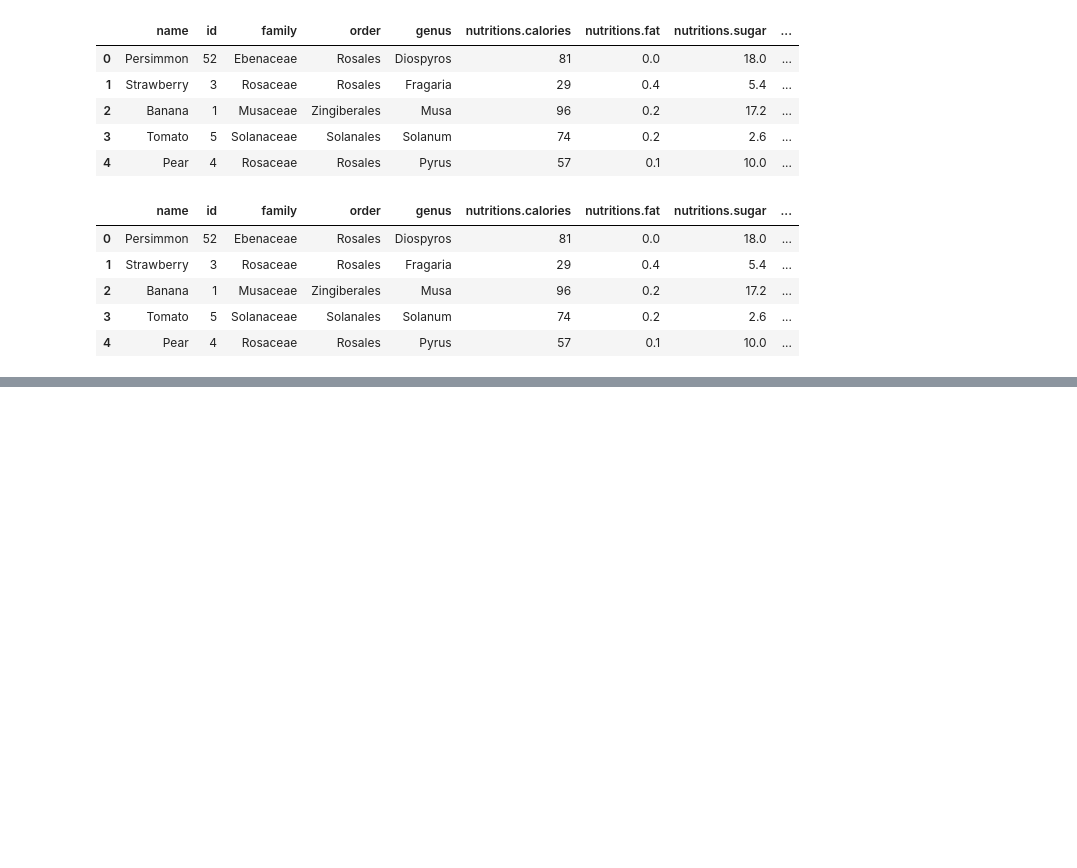
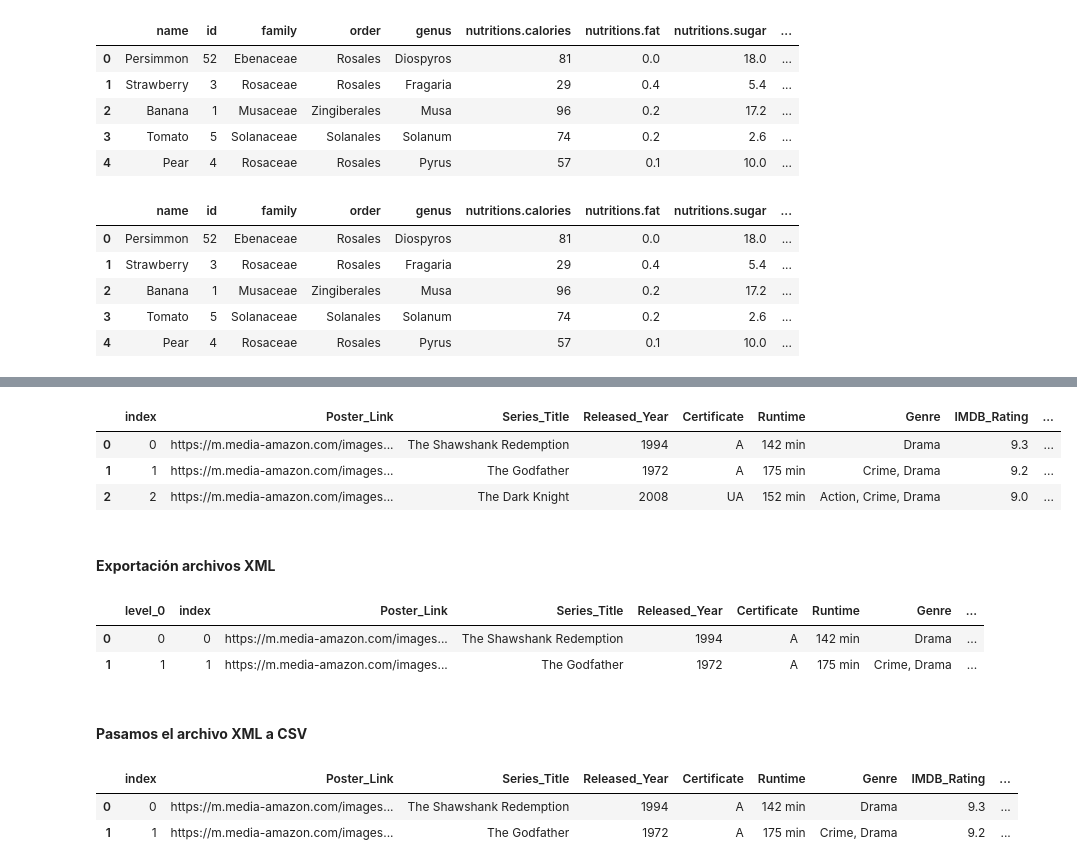
Before and after one commit to DanielRaiicHu/Pandas_Input_Output, a Jupyter notebook: Pandas_Input_Output.ipynb, the cells around one changed output, grey strips where cells are left out. Drawn from its saved outputs; the diff is of its cells as text; code cells hidden in the pictures; blank space fills up the shorter version.

```diff
--- a/Pandas_Input_Output.ipynb
+++ b/Pandas_Input_Output.ipynb
@@ -658,0 +790,11 @@ pd.read_json('/content/drive/MyDrive/Pandas_2/archivos_json/frutas.json').head()
+# %%
+datos_imdb = pd.read_xml('/content/drive/MyDrive/Pandas_2/archivos_html/imdb_top_1000.xml')
+# %%
+datos_imdb.head(3)
+# %% [output]
+|  | index | Poster_Link | Series_Title | Released_Year | Certificate | Runtime | Genre | IMDB_Rating | ... |
+| 0 | 0 | https://m.media-amazon.com/images... | The Shawshank Redemption | 1994 | A | 142 min | Drama | 9.3 | ... |
+| 1 | 1 | https://m.media-amazon.com/images... | The Godfather | 1972 | A | 175 min | Crime, Drama | 9.2 | ... |
+| 2 | 2 | https://m.media-amazon.com/images... | The Dark Knight | 2008 | UA | 152 min | Action, Crime, Drama | 9.0 | ... |
+# %% [markdown]
+#### **Exportación archivos XML**
@@ -658,0 +804,9 @@ pd.read_json('/content/drive/MyDrive/Pandas_2/archivos_json/frutas.json').head()
+# %%
+# Lectura del archivo XML creado
+pd.read_xml('/content/drive/MyDrive/Pandas_2/archivos_html/peliculas_imdb.xml').head(2)
+# %% [output]
+|  | level_0 | index | Poster_Link | Series_Title | Released_Year | Certificate | Runtime | Genre | ... |
+| 0 | 0 | 0 | https://m.media-amazon.com/images... | The Shawshank Redemption | 1994 | A | 142 min | Drama | ... |
+| 1 | 1 | 1 | https://m.media-amazon.com/images... | The Godfather | 1972 | A | 175 min | Crime, Drama | ... |
+# %% [markdown]
+#### **Pasamos el archivo XML a CSV**
@@ -658,0 +816,7 @@ pd.read_json('/content/drive/MyDrive/Pandas_2/archivos_json/frutas.json').head()
+# %%
+# Leemos el DataFrame
+pd.read_csv('/content/drive/MyDrive/Pandas_2/archivos_html/csv_imbd.csv').head(2)
+# %% [output]
+|  | index | Poster_Link | Series_Title | Released_Year | Certificate | Runtime | Genre | IMDB_Rating | ... |
+| 0 | 0 | https://m.media-amazon.com/images... | The Shawshank Redemption | 1994 | A | 142 min | Drama | 9.3 | ... |
+| 1 | 1 | https://m.media-amazon.com/images... | The Godfather | 1972 | A | 175 min | Crime, Drama | 9.2 | ... |
```
Also changed, not shown: parts of 26 cells of this notebook.
